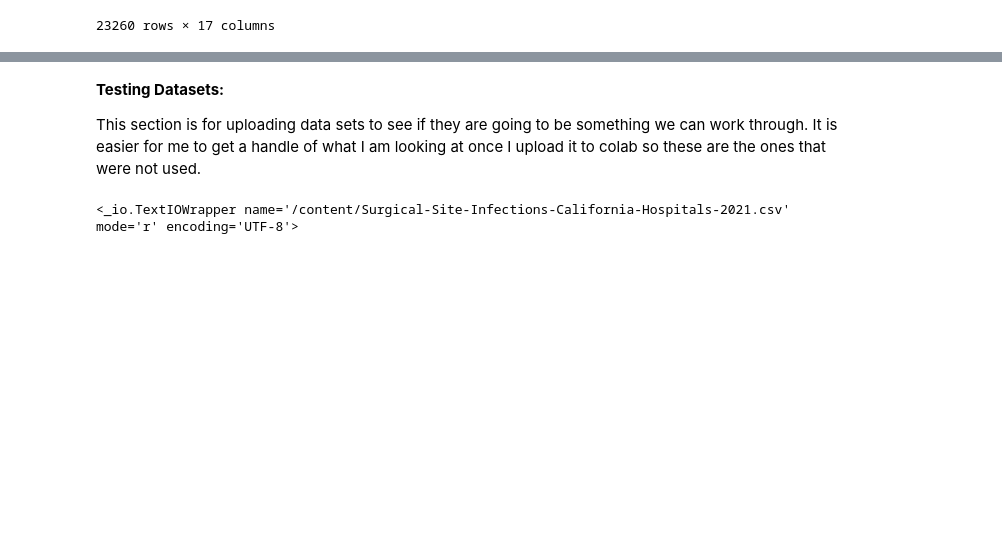
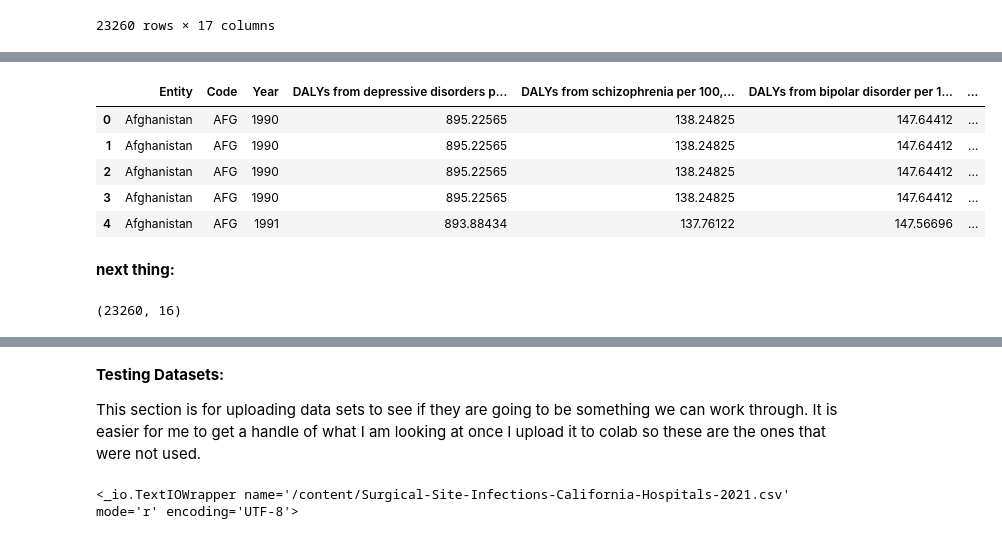
Before and after one commit to DaltonWise/Homework, a Jupyter notebook: Final.ipynb, the cells around one changed output, grey strips where cells are left out. Saved outputs shown, nothing was run; the diff lists cells and outputs as text; code cells hidden in the pictures; blank space fills up the shorter version.

```diff
--- a/Final.ipynb
+++ b/Final.ipynb
@@ -193,5 +256,4 @@ second_merge
 #second_merge.fillna(0)
 #I am not sure if I should fill all of these nan values or not yet. It could affect aggregation I think.
 # %%
-second_merge.drop('index', axis = 1)
-#removing this random index column.
+second_merge = second_merge.drop(['index'], axis= 1)
@@ -211,0 +260,15 @@ second_merge.drop('index', axis = 1)
+# %%
+second_merge.head()
+# %% [output]
+|  | Entity | Code | Year | DALYs from depressive disorders p... | DALYs from schizophrenia per 100,... | DALYs from bipolar disorder per 1... | ... |
+| 0 | Afghanistan | AFG | 1990 | 895.22565 | 138.24825 | 147.64412 | ... |
+| 1 | Afghanistan | AFG | 1990 | 895.22565 | 138.24825 | 147.64412 | ... |
+| 2 | Afghanistan | AFG | 1990 | 895.22565 | 138.24825 | 147.64412 | ... |
+| 3 | Afghanistan | AFG | 1990 | 895.22565 | 138.24825 | 147.64412 | ... |
+| 4 | Afghanistan | AFG | 1991 | 893.88434 | 137.76122 | 147.56696 | ... |
+# %% [markdown]
+**next thing:**
+# %%
+second_merge.shape
+# %% [output]
+(23260, 16)
```
Also changed, not shown: parts of 25 cells of this notebook.
